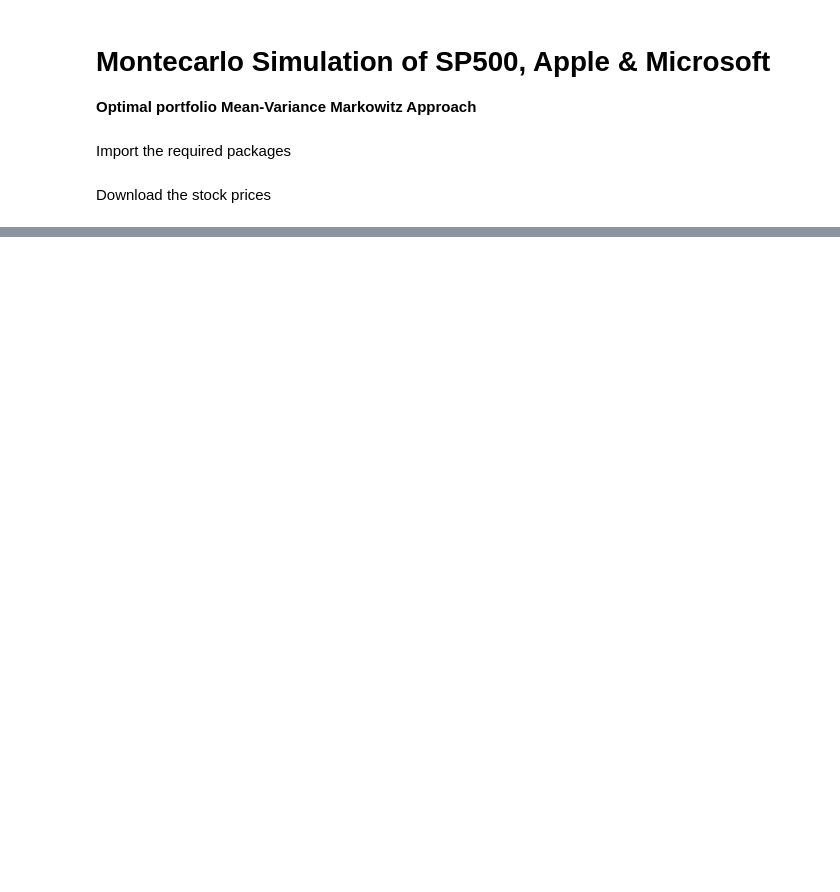
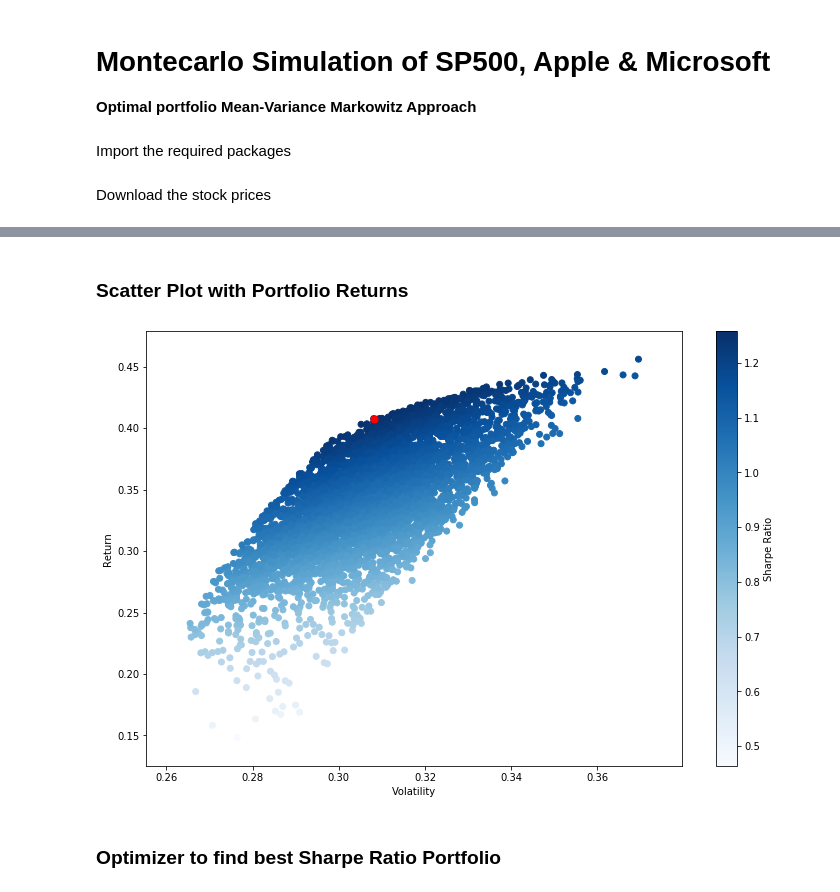
Before and after one commit to mateomarks/Portfolio-Management, a Jupyter notebook: Monte Carlo 2020.ipynb, the cells around one changed output, grey strips where cells are left out. Drawn from its saved outputs; the diff is of its cells as text; code cells hidden in the pictures; blank space fills up the shorter version.

```diff
--- a/Monte Carlo 2020.ipynb
+++ b/Monte Carlo 2020.ipynb
@@ -83,0 +130,14 @@ build_data_frame(daily_aapl_data, daily_msft_data, daily_spy_data)
+# %%
+print("Max Sharpe Ratio using MC Simulation: {}".format(sharpe_arr.max()))
+#print("Its location: {}".format(sharpe_arr.argmax()))
+
+w = [round(i*100,2)for i in all_weights[sharpe_arr.argmax(),:]]
+w = pd.DataFrame(w, columns = ['Weight (%)'], index = returns.columns)
+
+print("\n")
+print(w)
+print("\n")
+
+
+max_sr_ret = ret_arr[sharpe_arr.argmax()]
+max_sr_vol = vol_arr[sharpe_arr.argmax()]
@@ -83,0 +153,14 @@ build_data_frame(daily_aapl_data, daily_msft_data, daily_spy_data)
+# %% [markdown]
+### Scatter Plot with Portfolio Returns
+# %%
+plt.figure(figsize=(12,8))
+plt.scatter(vol_arr, ret_arr, c=sharpe_arr, cmap='Blues')
+plt.colorbar(label='Sharpe Ratio')
+plt.xlabel('Volatility')
+plt.ylabel('Return')
+plt.scatter(max_sr_vol, max_sr_ret,c='red', s=50) # red dot
+plt.show()
+# %% [output]
+[figure, added]
+# %% [markdown]
+### Optimizer to find best Sharpe Ratio Portfolio
```
Also changed, not shown: parts of 15 cells of this notebook.
